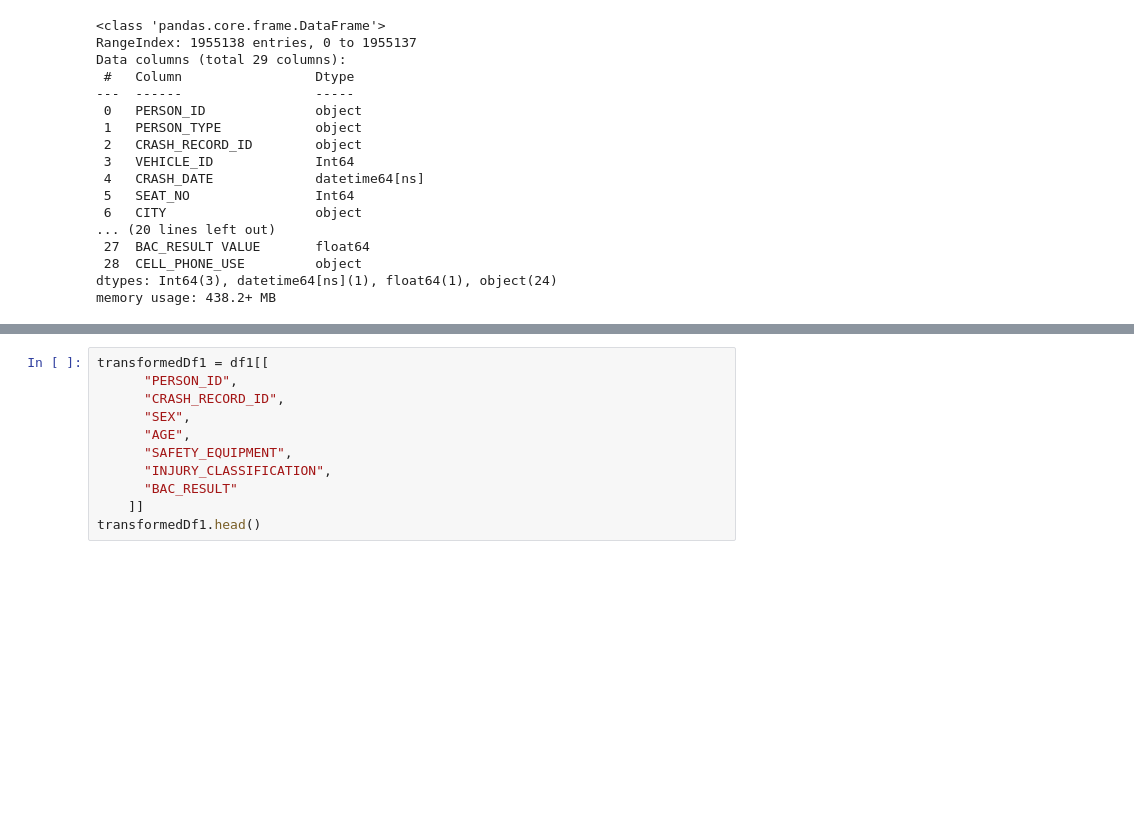
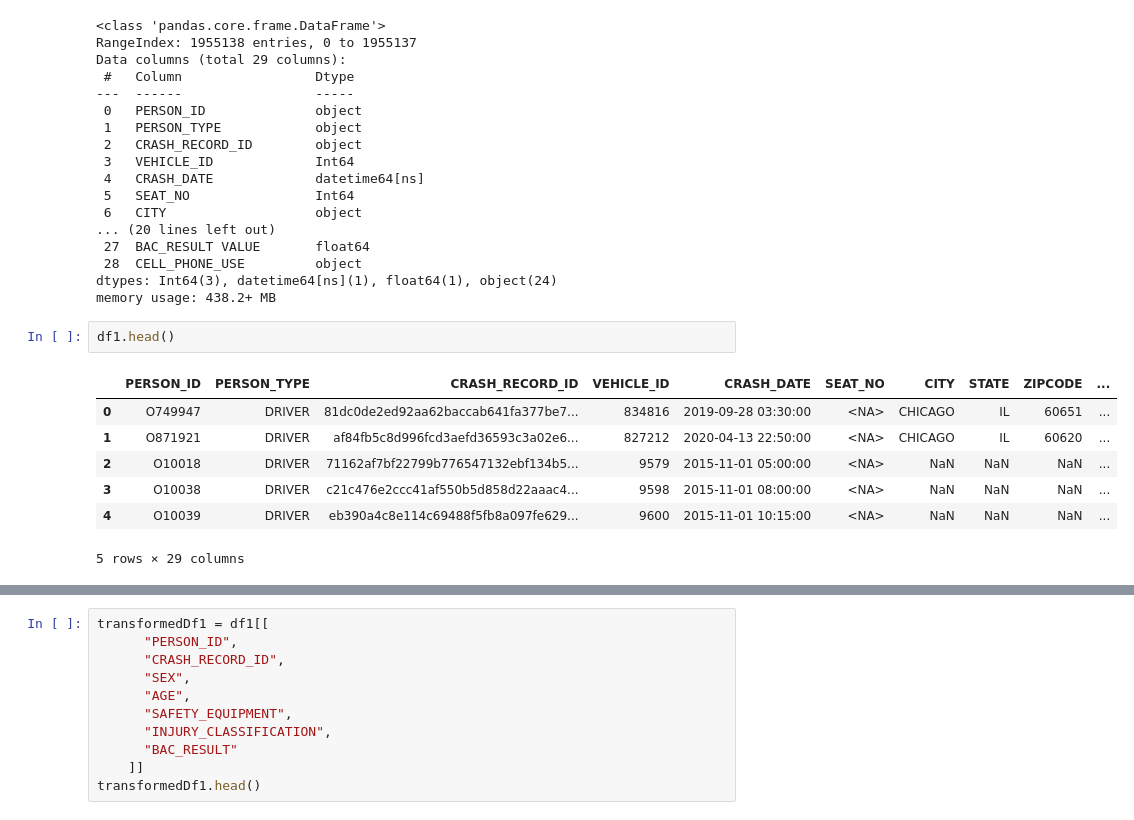
Before and after one commit to asheerali/advanced-data-engineering, a Jupyter notebook: examples/test.ipynb, the cells around one changed output, grey strips where cells are left out. Saved outputs shown, nothing was run; the diff lists cells and outputs as text; blank space fills up the shorter version.

```diff
--- a/examples/test.ipynb
+++ b/examples/test.ipynb
@@ -60,3 +60,13 @@ Data columns (total 29 columns):
  28  CELL_PHONE_USE         object
 dtypes: Int64(3), datetime64[ns](1), float64(1), object(24)
 memory usage: 438.2+ MB
+# %%
+df1.head()
+# %% [output]
+|  | PERSON_ID | PERSON_TYPE | CRASH_RECORD_ID | VEHICLE_ID | CRASH_DATE | SEAT_NO | CITY | STATE | ZIPCODE | ... |
+| 0 | O749947 | DRIVER | 81dc0de2ed92aa62baccab641fa377be7... | 834816 | 2019-09-28 03:30:00 | <NA> | CHICAGO | IL | 60651 | ... |
+| 1 | O871921 | DRIVER | af84fb5c8d996fcd3aefd36593c3a02e6... | 827212 | 2020-04-13 22:50:00 | <NA> | CHICAGO | IL | 60620 | ... |
+| 2 | O10018 | DRIVER | 71162af7bf22799b776547132ebf134b5... | 9579 | 2015-11-01 05:00:00 | <NA> | NaN | NaN | NaN | ... |
+| 3 | O10038 | DRIVER | c21c476e2ccc41af550b5d858d22aaac4... | 9598 | 2015-11-01 08:00:00 | <NA> | NaN | NaN | NaN | ... |
+| 4 | O10039 | DRIVER | eb390a4c8e114c69488f5fb8a097fe629... | 9600 | 2015-11-01 10:15:00 | <NA> | NaN | NaN | NaN | ... |
+5 rows × 29 columns
```
Also changed, not shown: parts of 1 cell of this notebook, 8 other files.
